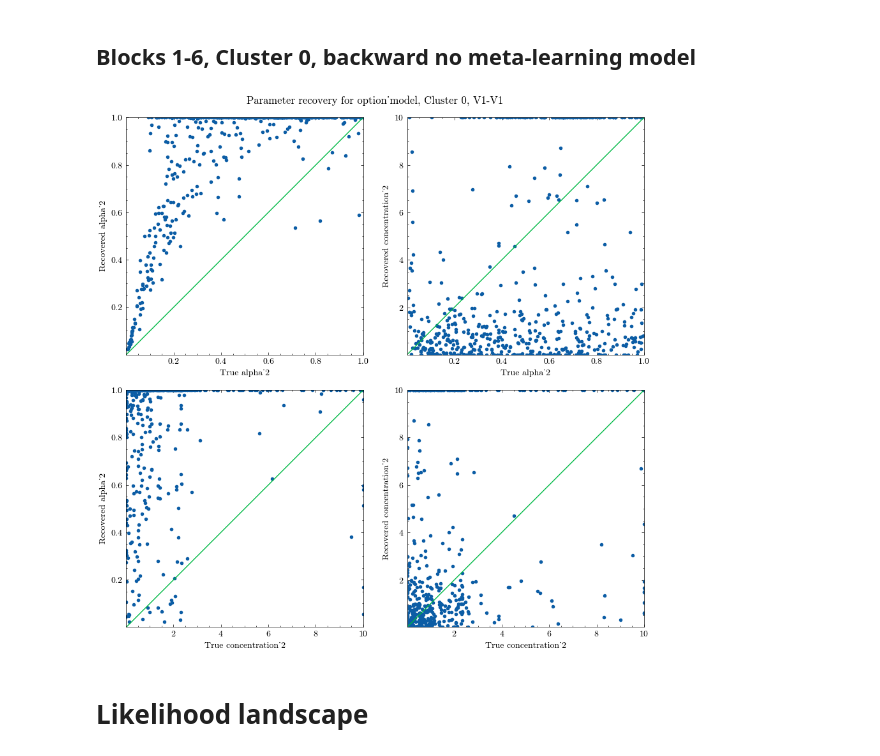
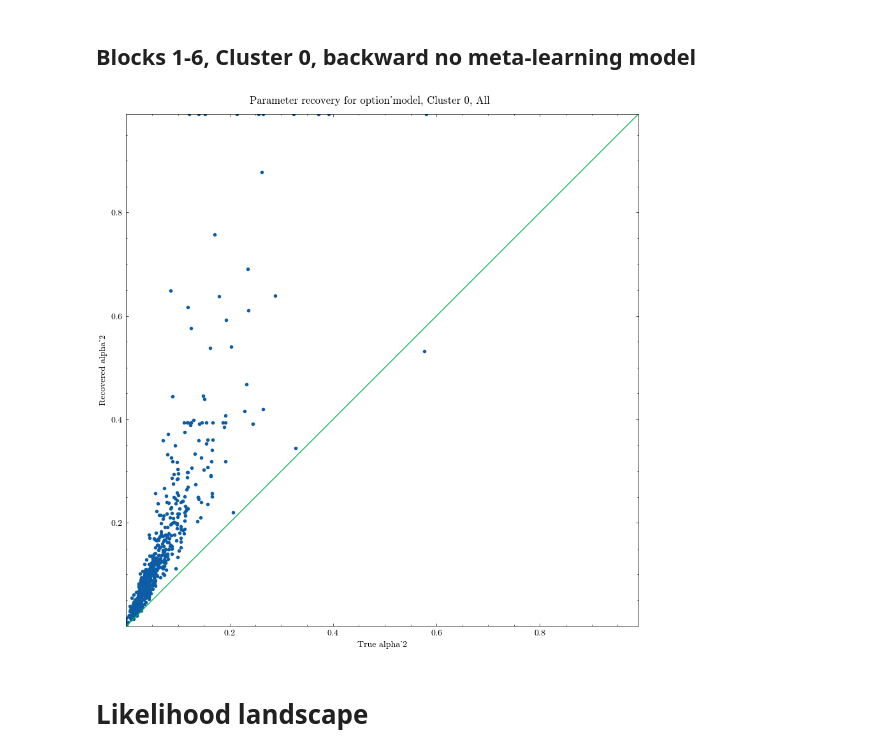
Before and after one commit to jl3676/learning_hierarchy, a Jupyter notebook: qc_modeling.ipynb, the cells around one changed output. Drawn from its saved outputs; the diff is of its cells as text; code cells hidden in the pictures.

```diff
--- a/qc_modeling.ipynb
+++ b/qc_modeling.ipynb
@@ -122,12 +119,12 @@ condition = 'All'
 fitted_params = best_params_all_backward_no_meta[(meta_data['Cluster']==cluster)]
 num_subject = fitted_params.shape[0]
 
-alpha_bounds = [1e-6, 1]
+alpha_bounds = [1e-6, 0.99]
 beta_bounds = [1e-6, 10]
 concentration_bounds = [-2, 1]
 epsilon_bounds = [1e-6, 0.99]
-bounds = [alpha_bounds, concentration_bounds]
-param_names = ["alpha_2", 'concentration_2']
+bounds = [alpha_bounds]
+param_names = ["alpha_2"]
 
 best_llh_all = np.zeros(num_subject)
 best_params_all = np.zeros((num_subject, len(param_names)))
@@ -138,8 +135,9 @@ if __name__ == "__main__":
     inputs = []
 
     for i in range(num_subject):
-        alpha_2, concentration_2, epsilon, _ = fitted_params[i]
-        inputs.append((this_model, i, 1, alpha_2, concentration_2, condition, structure, meta_learning))
+        alpha_2, concentration_2 = fitted_params[i]
+        params = [alpha_2]
+        inputs.append((this_model, i, 1, params, condition, structure, meta_learning))
 
 
     with Pool() as p:
@@ -149,7 +147,7 @@ if __name__ == "__main__":
 
     for i, this_data in results:
         all_sim_data = helpers.concatenate_data(this_data, all_sim_data)
-        D = helpers.get_model_fit_data(this_data, num_block=6)
+        D = helpers.get_model_fit_data(this_data, num_block=1)
         inputs.append((this_model, D, structure, i, bounds, meta_learning))
 
     with Pool() as p:
@@ -163,34 +161,34 @@ np.save(f'fitting_results/paramrec_{structure}_no_meta_{condition}_cluster{clust
 # %%
 plt.figure(figsize=(9,9))
 for p in range(len(bounds)):
     for q in range(len(bounds)):
         ax = plt.subplot(len(bounds), len(bounds), p*len(bounds)+q+1)
         p_bounds = bounds[p].copy()
         q_bounds = bounds[q].copy()
 
         values_p = fitted_params[:,p]
         values_q = best_params_all[:,q]
         if 'concentration' in param_names[p]:
             p_bounds[0] = 10**p_bounds[0]
             p_bounds[1] = 10**p_bounds[1]
             values_p = 10**values_p
         if 'concentration' in param_names[q]:
             q_bounds[0] = 10**q_bounds[0]
             q_bounds[1] = 10**q_bounds[1]
             values_q = 10**values_q
         plt.plot(values_p, values_q, '.')
         plt.plot([p_bounds[0],p_bounds[1]], [q_bounds[0], q_bounds[1]])
         plt.xlim(p_bounds)
         plt.ylim(q_bounds)
         plt.xlabel(f'True {param_names[p]}')
         plt.ylabel(f'Recovered {param_names[q]}')
         ax.set_box_aspect(1)
 
-plt.suptitle(f'Parameter recovery for {this_model}, Cluster {cluster}, {experiment}')
+plt.suptitle(f'Parameter recovery for {this_model}, Cluster {cluster}, {condition}')
 plt.tight_layout()
 plt.show()
 # %% [output]
-[figure, old version]
+[figure, new version]
 # %% [markdown]
 # Likelihood landscape
 # %%
```
Also changed, not shown: parts of 2 cells of this notebook, 2 other files.
